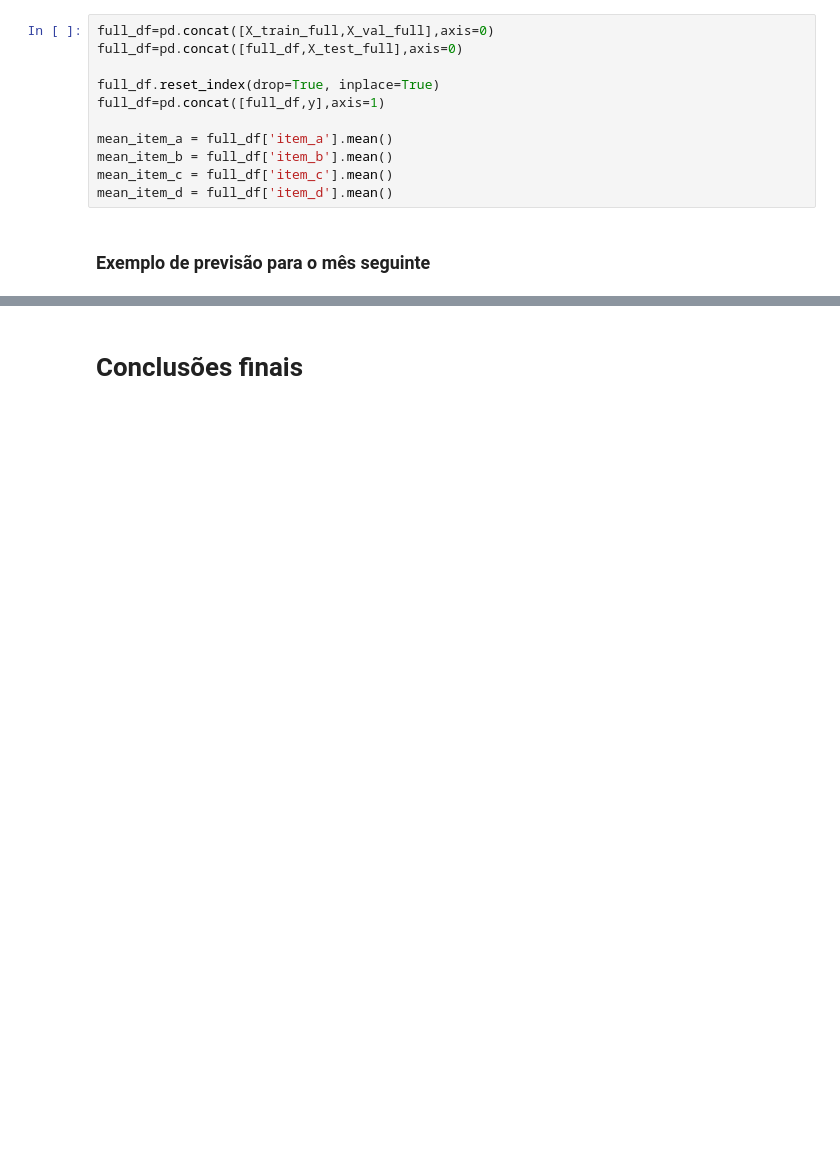
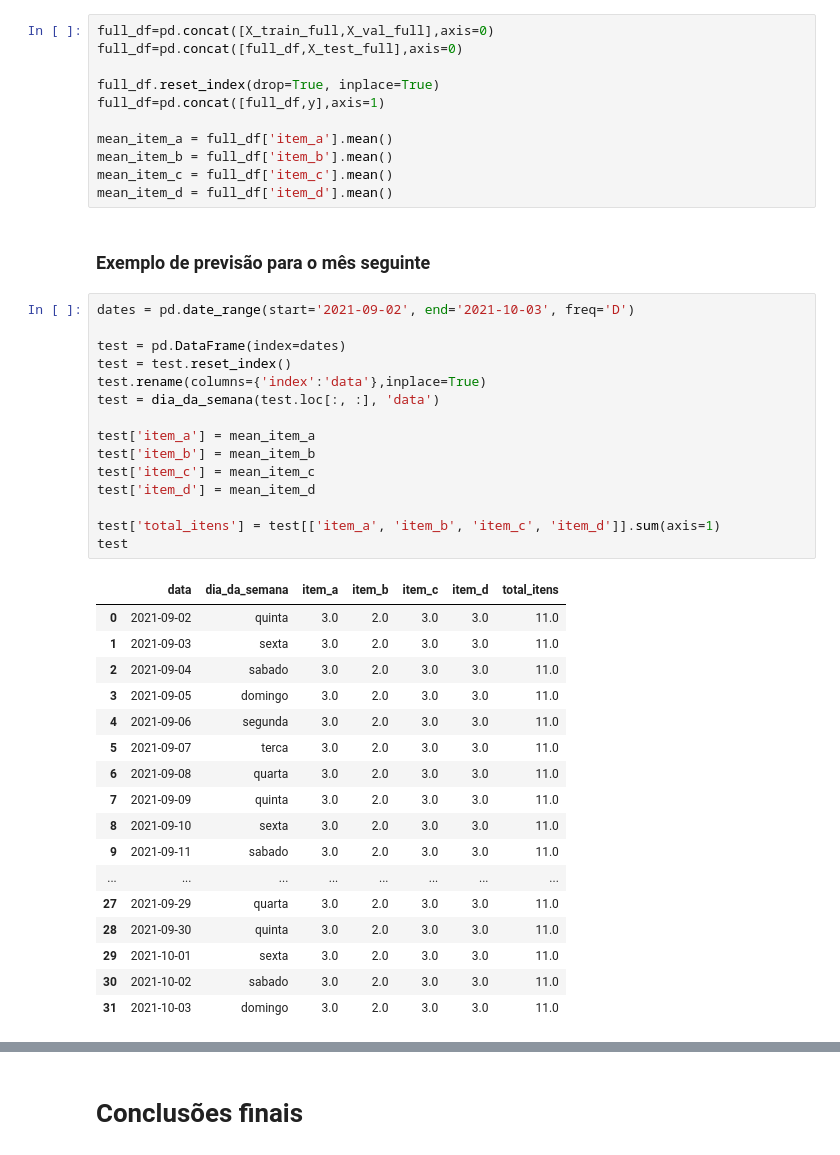
Before and after one commit to Eduardo-95-DS/case_mr_health, a Jupyter notebook: notebooks/previsao_demanda.ipynb, the cells around one changed output, grey strips where cells are left out. Saved outputs shown, nothing was run; the diff lists cells and outputs as text; blank space fills up the shorter version.

```diff
--- a/notebooks/previsao_demanda.ipynb
+++ b/notebooks/previsao_demanda.ipynb
@@ -1639,6 +1639,39 @@ mean_item_c = full_df['item_c'].mean()
 mean_item_d = full_df['item_d'].mean()
 # %% [markdown]
 ### **Exemplo de previsão para o mês seguinte**
+# %%
+dates = pd.date_range(start='2021-09-02', end='2021-10-03', freq='D')
+
+test = pd.DataFrame(index=dates)
+test = test.reset_index()
+test.rename(columns={'index':'data'},inplace=True)
+test = dia_da_semana(test.loc[:, :], 'data')
+
+test['item_a'] = mean_item_a
+test['item_b'] = mean_item_b
+test['item_c'] = mean_item_c
+test['item_d'] = mean_item_d
+
+test['total_itens'] = test[['item_a', 'item_b', 'item_c', 'item_d']].sum(axis=1)
+test
+# %% [output]
+|  | data | dia_da_semana | item_a | item_b | item_c | item_d | total_itens |
+| 0 | 2021-09-02 | quinta | 3.0 | 2.0 | 3.0 | 3.0 | 11.0 |
+| 1 | 2021-09-03 | sexta | 3.0 | 2.0 | 3.0 | 3.0 | 11.0 |
+| 2 | 2021-09-04 | sabado | 3.0 | 2.0 | 3.0 | 3.0 | 11.0 |
+| 3 | 2021-09-05 | domingo | 3.0 | 2.0 | 3.0 | 3.0 | 11.0 |
+| 4 | 2021-09-06 | segunda | 3.0 | 2.0 | 3.0 | 3.0 | 11.0 |
+| 5 | 2021-09-07 | terca | 3.0 | 2.0 | 3.0 | 3.0 | 11.0 |
+| 6 | 2021-09-08 | quarta | 3.0 | 2.0 | 3.0 | 3.0 | 11.0 |
+| 7 | 2021-09-09 | quinta | 3.0 | 2.0 | 3.0 | 3.0 | 11.0 |
+| 8 | 2021-09-10 | sexta | 3.0 | 2.0 | 3.0 | 3.0 | 11.0 |
+| 9 | 2021-09-11 | sabado | 3.0 | 2.0 | 3.0 | 3.0 | 11.0 |
+| ... | ... | ... | ... | ... | ... | ... | ... |
+| 27 | 2021-09-29 | quarta | 3.0 | 2.0 | 3.0 | 3.0 | 11.0 |
+| 28 | 2021-09-30 | quinta | 3.0 | 2.0 | 3.0 | 3.0 | 11.0 |
+| 29 | 2021-10-01 | sexta | 3.0 | 2.0 | 3.0 | 3.0 | 11.0 |
+| 30 | 2021-10-02 | sabado | 3.0 | 2.0 | 3.0 | 3.0 | 11.0 |
+| 31 | 2021-10-03 | domingo | 3.0 | 2.0 | 3.0 | 3.0 | 11.0 |
 # %%
 dates = pd.date_range(start='2021-09-02', end='2021-10-03', freq='D')
 
```
Also changed, not shown: parts of 6 cells of this notebook.
